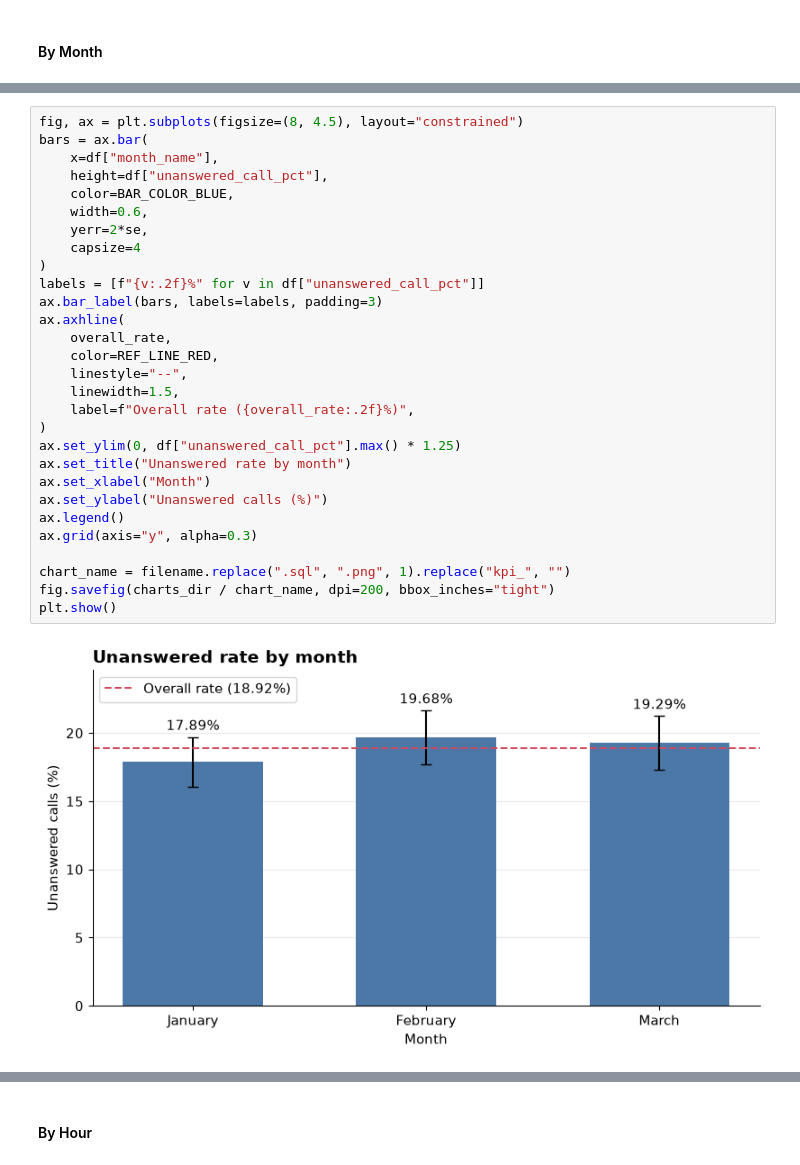
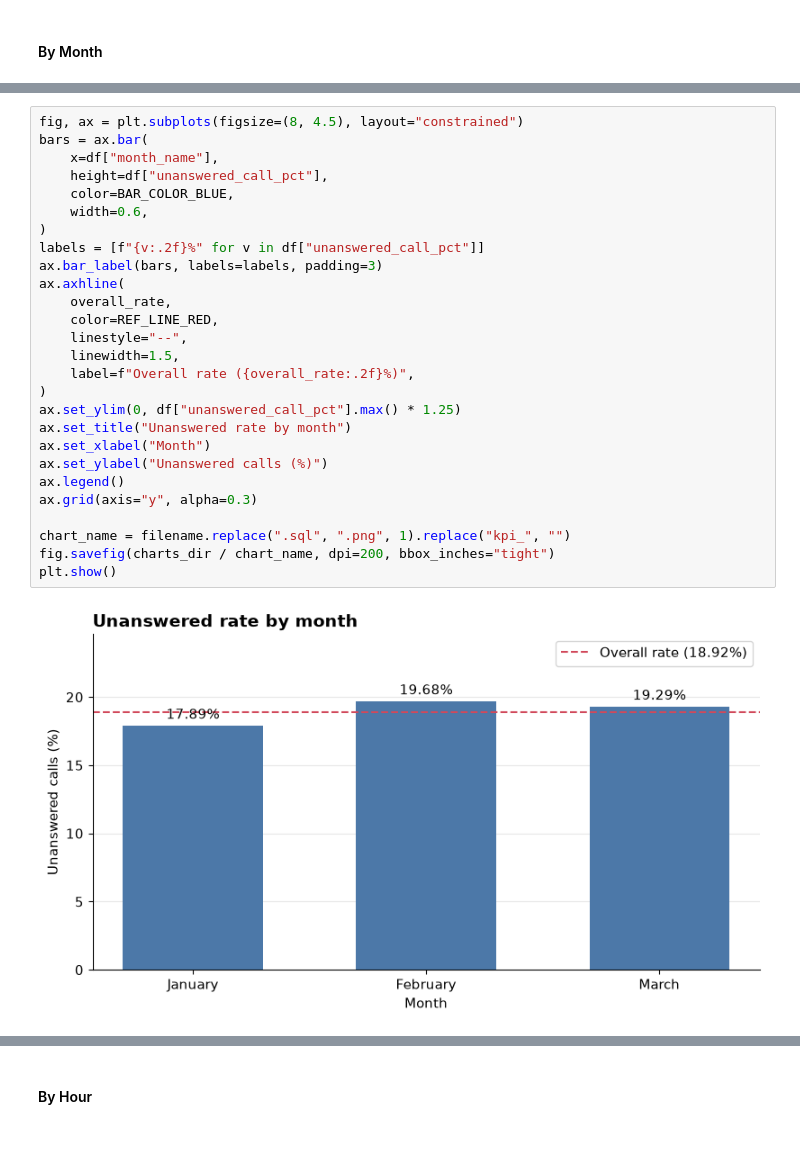
Before and after one commit to Ashish-Krishna-K/call-center-staffing-analytics, a Jupyter notebook: notebooks/03_kpi_analysis.ipynb, the cells around one changed output, grey strips where cells are left out. Cells and saved outputs as stored; diff of their text form.

```diff
--- a/notebooks/03_kpi_analysis.ipynb
+++ b/notebooks/03_kpi_analysis.ipynb
@@ -393,34 +391,32 @@ ORDER BY
 # %%
 fig, ax = plt.subplots(figsize=(8, 4.5), layout="constrained")
 bars = ax.bar(
     x=df["month_name"],
     height=df["unanswered_call_pct"],
     color=BAR_COLOR_BLUE,
     width=0.6,
-    yerr=2*se,
-    capsize=4
 )
 labels = [f"{v:.2f}%" for v in df["unanswered_call_pct"]]
 ax.bar_label(bars, labels=labels, padding=3)
 ax.axhline(
     overall_rate,
     color=REF_LINE_RED,
     linestyle="--",
     linewidth=1.5,
     label=f"Overall rate ({overall_rate:.2f}%)",
 )
 ax.set_ylim(0, df["unanswered_call_pct"].max() * 1.25)
 ax.set_title("Unanswered rate by month")
 ax.set_xlabel("Month")
 ax.set_ylabel("Unanswered calls (%)")
 ax.legend()
 ax.grid(axis="y", alpha=0.3)
 
 chart_name = filename.replace(".sql", ".png", 1).replace("kpi_", "")
 fig.savefig(charts_dir / chart_name, dpi=200, bbox_inches="tight")
 plt.show()
 # %% [output]
-[figure, old version]
+[figure, new version]
 # %% [markdown]
 ##### Observations
 
```
Also changed, not shown: parts of 36 cells of this notebook, 12 other files.
